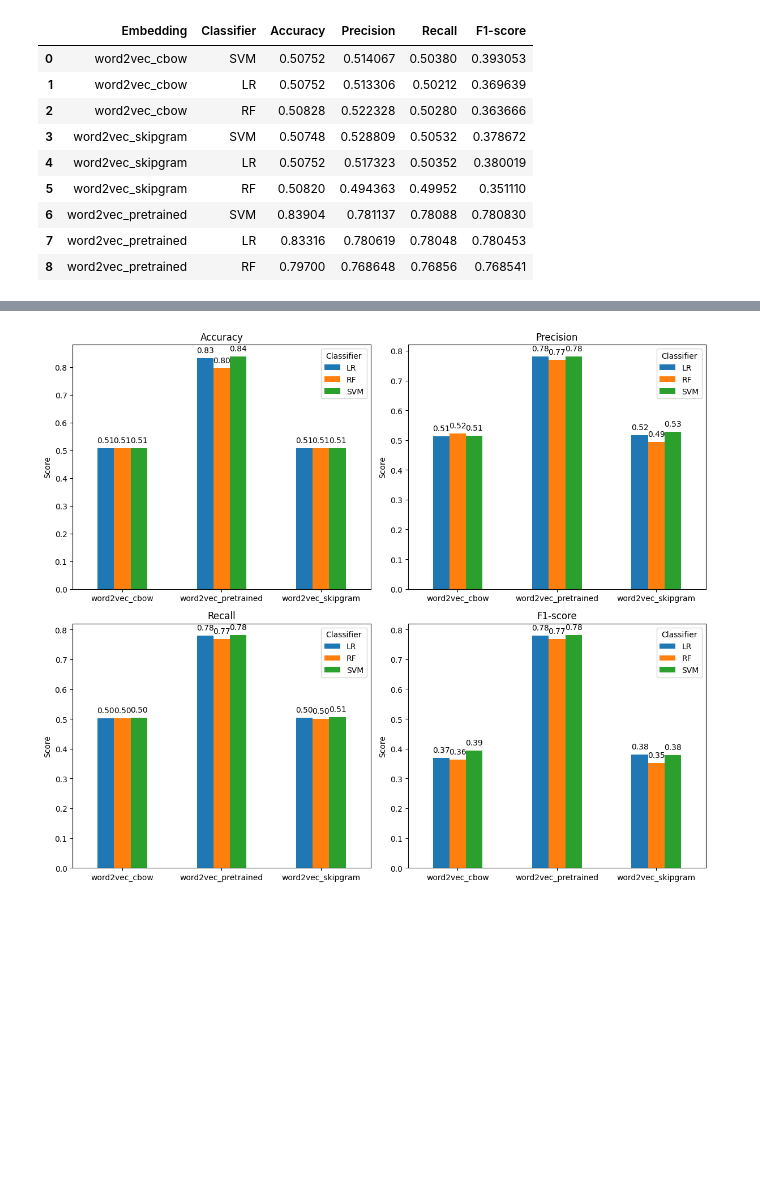
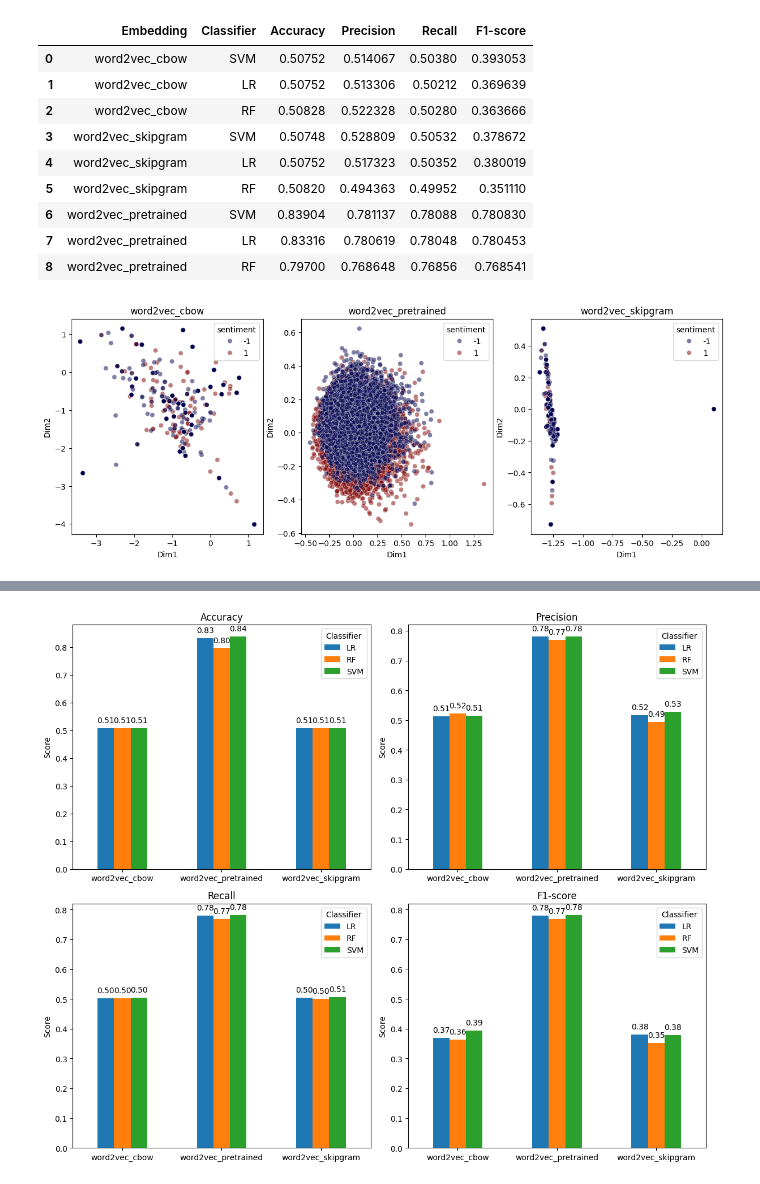
Before and after one commit to rainysteven1/FinalProject, a Jupyter notebook: visualize.ipynb, the cells around one changed output, grey strips where cells are left out. Cells and saved outputs as stored; diff of their text form; code cells hidden in the pictures; blank space fills up the shorter version.

Commit message:
add visualize PCA

```diff
--- a/visualize.ipynb
+++ b/visualize.ipynb
@@ -7,5 +11,7 @@ import re
 # %%
 OUTPUT_PATH = os.path.join("./save", "2024-12-20-02-14-04")
+DATA_PATH = os.path.join("./data", "2024-12-19-16-09-00")
+SEED = 42
 # %%
 log_path = os.path.join(OUTPUT_PATH, "run.log")
 pattern = re.compile(
@@ -77,3 +83,39 @@ concated_df
 | 6 | word2vec_pretrained | SVM | 0.83904 | 0.781137 | 0.78088 | 0.780830 |
 | 7 | word2vec_pretrained | LR | 0.83316 | 0.780619 | 0.78048 | 0.780453 |
 | 8 | word2vec_pretrained | RF | 0.79700 | 0.768648 | 0.76856 | 0.768541 |
+# %%
+pca = PCA(n_components=2, random_state=42)
+pattern = r"^(\w+[-\w]+)_"
+
+
+def plot_pca(mode: str) -> None:
+    npy_paths = sorted(glob.glob(os.path.join(OUTPUT_PATH, f"**_{mode}.npy")))
+    df_sentiment = pd.read_csv(
+        os.path.join(DATA_PATH, f"{mode}.csv"), usecols=["sentiment"]
+    )
+
+    _, axes = plt.subplots(1, len(npy_paths), figsize=(15, 5))
+
+    for ax, npy_path in zip(axes, npy_paths):
+        array = pca.fit_transform(np.load(npy_path))
+        v2d_df = pd.DataFrame(array, columns=["Dim1", "Dim2"])
+        concated_df = pd.concat([v2d_df, df_sentiment], axis=1)
+
+        sns.scatterplot(
+            x="Dim1",
+            y="Dim2",
+            hue="sentiment",
+            data=concated_df,
+            palette="seismic",
+            alpha=0.5,
+            ax=ax,
+        )
+
+        title = re.search(pattern, os.path.basename(npy_path)).group(1)
+        ax.set_title(title)
+
+    plt.show()
+# %%
+plot_pca("train")
+# %% [output]
+[figure, added]
```
Also changed, not shown: parts of 2 cells of this notebook.
